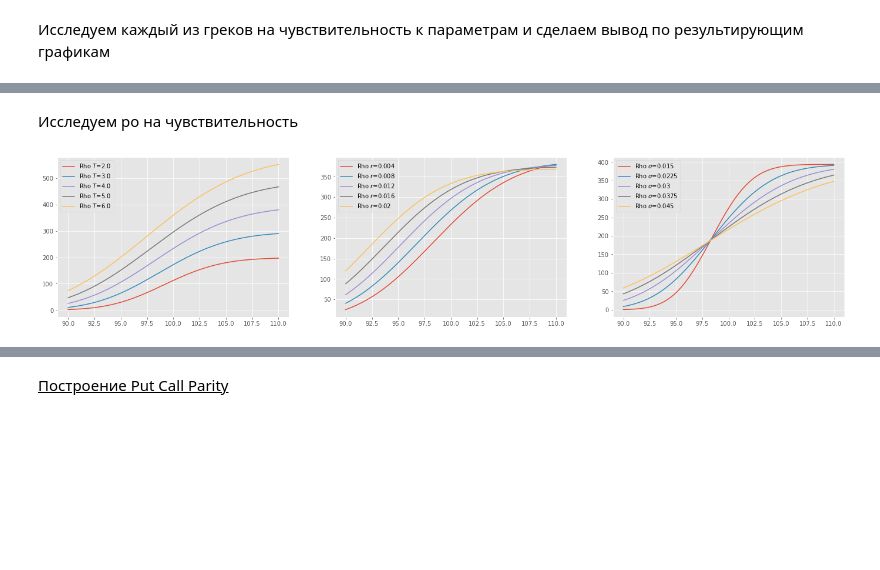
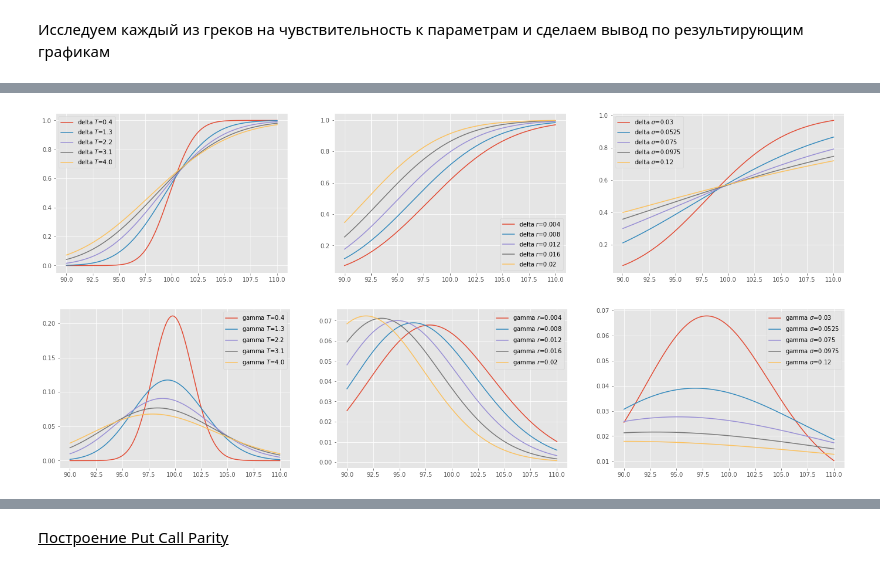
Before and after one commit to CyberCheshir/FinMath, a Jupyter notebook: Лабораторная 2.ipynb, the cells around one changed output, grey strips where cells are left out. Cells and saved outputs as stored; diff of their text form; code cells hidden in the pictures; blank space fills up the shorter version.

Commit message:
Графики все построены

```diff
--- a/Лабораторная 2.ipynb
+++ b/Лабораторная 2.ipynb
@@ -285,6 +282,7 @@ research_fairvalue_show()
 # %%
 # Дельта для call и put на выбор
 def delta(s, r=R, x=STRIKE_PRICE, t=T, sigma=SIGMA, mode='call'):
+    """Delta"""
     if mode == 'call':
         return math.exp(-D*t) * N(d1(s, r=r, x=x, t=t, sigma=sigma))
     elif mode == 'put':
@@ -294,12 +292,14 @@ def delta(s, r=R, x=STRIKE_PRICE, t=T, sigma=SIGMA, mode='call'):
 
 
 def gamma(s, r=R, x=STRIKE_PRICE, t=T, sigma=SIGMA,):
+    """Gamma"""
     return (math.exp(-D*t)*N_(d1(s, r=r, x=x, t=t, sigma=sigma)))/(sigma*s*math.sqrt(t))
 
 # Тета для call и put на выбор
 
 
 def tetha(s, r=R, x=STRIKE_PRICE, t=T, sigma=SIGMA, mode='call'):
+    """Tetha"""
     if mode == 'call':
         return -(sigma*s*math.exp(-D*t)*N_(d1(s, r=r, x=x, t=t, sigma=sigma)))/(2*math.sqrt(t))
         +(D*s*N(d1(s, r=r, x=x, t=t, sigma=sigma))*math.exp(-D*t))
@@ -313,12 +313,14 @@ def tetha(s, r=R, x=STRIKE_PRICE, t=T, sigma=SIGMA, mode='call'):
 
 
 def vega(s, r=R, x=STRIKE_PRICE, t=T, sigma=SIGMA):
+    """Vega"""
     return s*math.sqrt(t)*math.exp(-D*t)*N(d1(s, r=r, x=x, t=t, sigma=sigma))
 
 # Ро для call и put на выбор
 
 
-def ro(s, r=R, x=STRIKE_PRICE, t=T, sigma=SIGMA, mode='call'):
+def rho(s, r=R, x=STRIKE_PRICE, t=T, sigma=SIGMA, mode='call'):
+    """Rho"""
     if mode == 'call':
         return x*t*math.exp(-r*t)*N(d2(s, r=r, x=x, t=t, sigma=sigma))
     elif mode == 'put':
@@ -391,25 +392,26 @@ draw_greeks()
 # %%
-def delta_show():
-    """Различные значения времени"""
+# Принимаем функцию greek и сторим графики чувствительности
+# к изменениям процента, волатильности, времени
+def research_greek_show(func):
+    """Построение 3 графиков с изменяющимися параметрами"""
     plt.figure(figsize=(24, 5))
     t = np.linspace(T*0.1,T,num=5)
     plt.subplot(1, 3, 1)
     for i in t:
-        d_call_arr = [delta(s,t=i ,mode='call')  for s in interval]
-        plt.plot(interval, d_call_arr, label=f'Delta $T$={i}')
+        arr = [func(s,t=i)  for s in interval]
+        plt.plot(interval, arr, label=f'{func.__name__} $T$={i}')
     plt.legend(loc='best')
 
-    r = t = np.linspace(R,R*15,num=5)
+    r = t = np.linspace(R,R*5,num=5)
     plt.subplot(1, 3, 2)
     for i in r:
-        d_call_arr = [delta(s,r=i ,mode='call')  for s in interval]
-        plt.plot(interval, d_call_arr, label=f'Delta $r$={i}')
+        arr = [func(s,r=i)  for s in interval]
+        plt.plot(interval, arr, label=f'{func.__name__} $r$={i}')
     plt.legend(loc='best')
 
     plt.subplot(1, 3, 3)
-    sigma = np.linspace(SIGMA,SIGMA*4,num=10)
+    sigma = np.linspace(SIGMA,SIGMA*4,num=5)
     for i in sigma:
-        d_call_arr = [delta(s,sigma=i ,mode='call')  for s in interval]
-        plt.plot(interval, d_call_arr, label=f'Delta $\sigma$={i}')
+        arr = [func(s,sigma=i)  for s in interval]
+        plt.plot(interval, arr, label=f'{func.__name__} $\sigma$={i}')
     plt.legend(loc='best')
-delta_show()
@@ -505,29 +418,8 @@ vega_show()
-# %% [markdown]
-Исследуем ро на чувствительность
-# %%
-def rho_show():
-    """Различные значения времени"""
-    plt.figure(figsize=(24, 5))
-    t = np.linspace(T*0.5,T*1.5,num=5)
-    plt.subplot(1, 3, 1)
-    for i in t:
-        d_call_arr = [ro(s,t=i)  for s in interval]
-        plt.plot(interval, d_call_arr, label=f'Rho $T$={i}')
-    plt.legend(loc='best')
-
-    r = np.linspace(R,R*5,num=5)
-    plt.subplot(1, 3, 2)
-    for i in r:
-        d_call_arr = [ro(s,r=i)  for s in interval]
-        plt.plot(interval, d_call_arr, label=f'Rho $r$={i}')
-    plt.legend(loc='best')
-
-    plt.subplot(1, 3, 3)
-    sigma = np.linspace(SIGMA*0.5,SIGMA*1.5,num=5)
-    for i in sigma:
-        d_call_arr = [ro(s,sigma=i )  for s in interval]
-        plt.plot(interval, d_call_arr, label=f'Rho $\sigma$={i}')
-    plt.legend(loc='best')
-rho_show()
-# %% [output]
-[figure, removed]
+# %%
+research_greek_show(delta)
+# %% [output]
+[figure, added]
+# %%
+research_greek_show(gamma)
+# %% [output]
+[figure, added]
```
Also changed, not shown: parts of 20 cells of this notebook, 1 other file.
